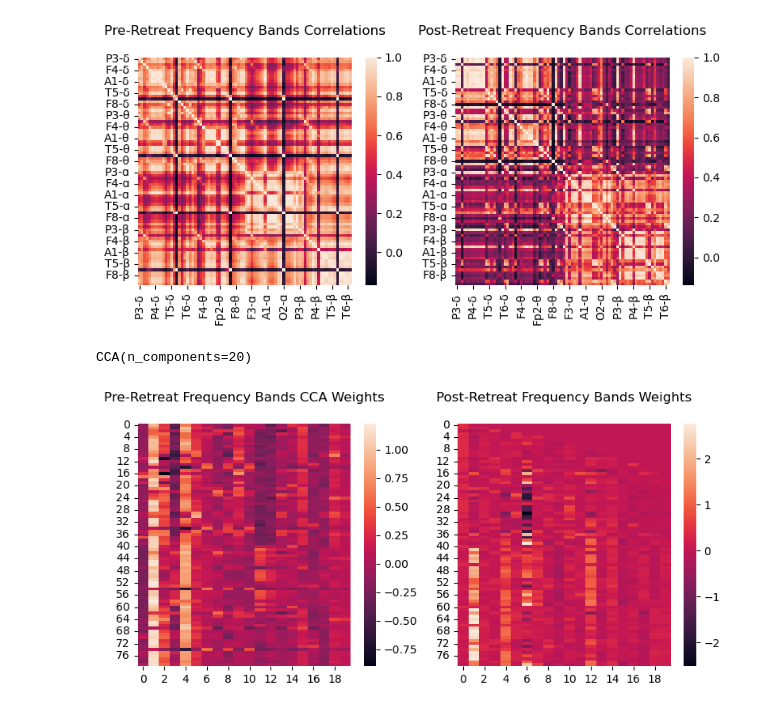
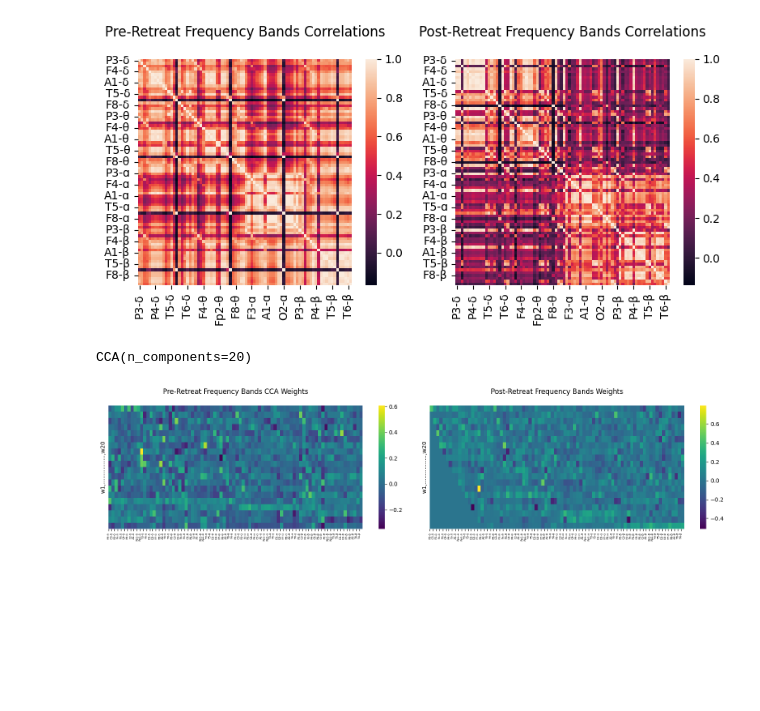
Before and after one commit to emmanuel-olateju/TBI_psychedelic, a Jupyter notebook: new_analysis.ipynb, the cells around one changed output. Saved outputs shown, nothing was run; the diff lists cells and outputs as text; code cells hidden in the pictures; blank space fills up the shorter version.

Commit message:
Frequency Bands CCA Analysis

```diff
--- a/new_analysis.ipynb
+++ b/new_analysis.ipynb
@@ -19,3 +42,6 @@ post_dir = "data/post_retreat/"
+# %%
+pre_dir = "/content/drive/My Drive/TBI_data/pre_retreat/"
+post_dir = "/content/drive/My Drive/TBI_data/post_retreat/"
 # %%
 pre_raw = [mne.io.read_raw_edf(pre_dir+file, preload=True) for file in os.listdir(pre_dir)]
 post_raw = [mne.io.read_raw_edf(post_dir+file, preload=True) for file in os.listdir(post_dir)]
@@ -123,8 +149,7 @@ channel_names = [
     'EEG P3-Pz', 'EEG C3-Pz', 'EEG F3-Pz', 'EEG Fz-Pz', 'EEG F4-Pz',
     'EEG C4-Pz', 'EEG P4-Pz', 'EEG Cz-Pz', 'EEG A1-Pz',
     'EEG Fp1-Pz', 'EEG Fp2-Pz', 'EEG T3-Pz', 'EEG T5-Pz', 'EEG O1-Pz',
-    'EEG O2-Pz', 'EEG X3-Pz', 'EEG X2-Pz', 'EEG F7-Pz', 'EEG F8-Pz',
-    'EEG X1-Pz', 'EEG A2-Pz', 'EEG T6-Pz', 'EEG T4-Pz'
+    'EEG O2-Pz', 'EEG F7-Pz', 'EEG F8-Pz', 'EEG A2-Pz', 'EEG T6-Pz', 'EEG T4-Pz'
 ]
 
 # Extract electrode names
@@ -382,14 +407,26 @@ bands_power_CCA.fit(X,Y)
 # %% [output]
 CCA(n_components=20)
 # %%
-fig_, ax_ = plt.subplots(1, 2, figsize=(8,4))
+fig_, ax_ = plt.subplots(1, 2, figsize=(16,4))
 
-sns.heatmap(bands_power_CCA.x_loadings_, ax=ax_[0])
+sns.heatmap(bands_power_CCA.x_weights_.T, ax=ax_[0], cmap="viridis")
 ax_[0].set_title("Pre-Retreat Frequency Bands CCA Weights", pad=20)
+ax_[0].set_xticks(np.arange(X.shape[1]))
+ax_[0].set_xticklabels(X.columns)
+ax_[0].tick_params(axis='x', labelsize=5)
+ax_[0].set_yticks([])
+ax_[0].set_yticklabels([])
+ax_[0].set_ylabel("w1,................,w20")
 
-sns.heatmap(bands_power_CCA.y_loadings_, ax=ax_[1])
+sns.heatmap(bands_power_CCA.y_weights_.T, ax=ax_[1], cmap="viridis")
 ax_[1].set_title("Post-Retreat Frequency Bands Weights", pad=20)
+ax_[1].set_xticks(np.arange(Y.shape[1]))
+ax_[1].set_xticklabels(Y.columns)
+ax_[1].tick_params(axis='x', labelsize=5)
+ax_[1].set_yticks([])
+ax_[1].set_yticklabels([])
+ax_[1].set_ylabel("w1,................,w20")
 
 fig_.tight_layout()
 # %% [output]
-[figure, old version]
+[figure, new version]
```
Also changed, not shown: parts of 11 cells of this notebook.
